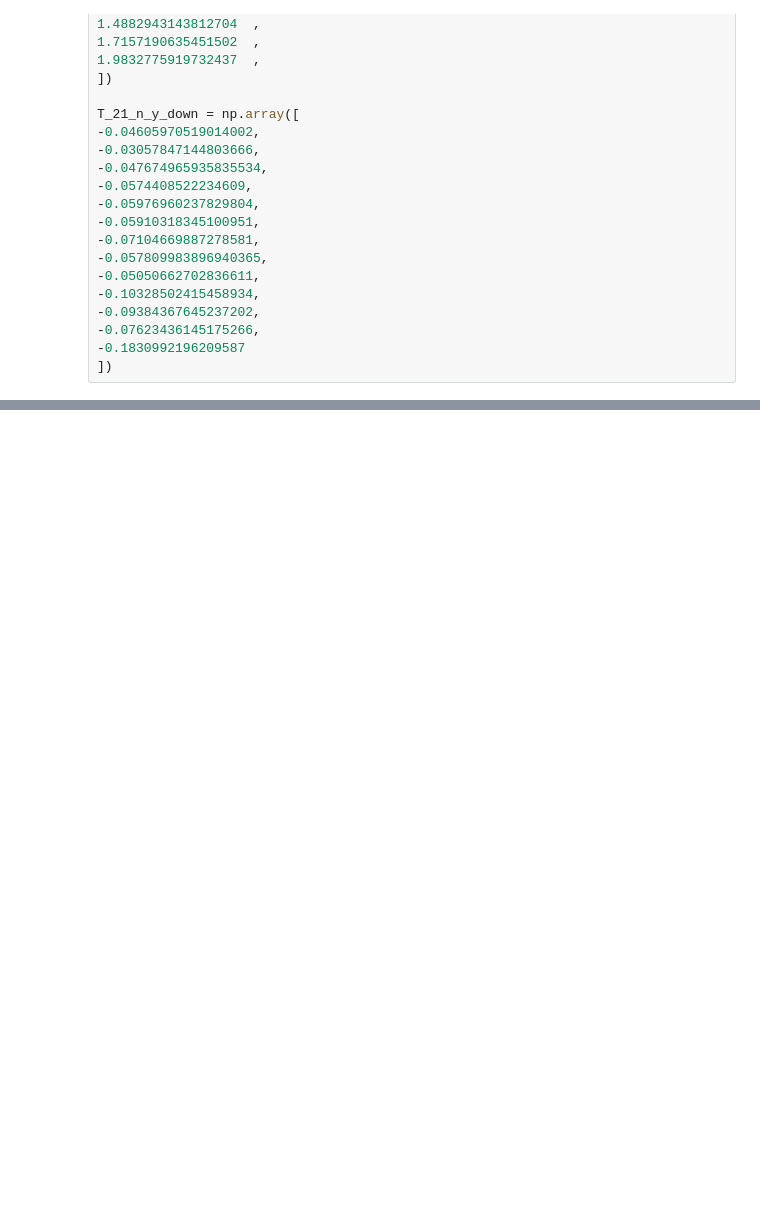
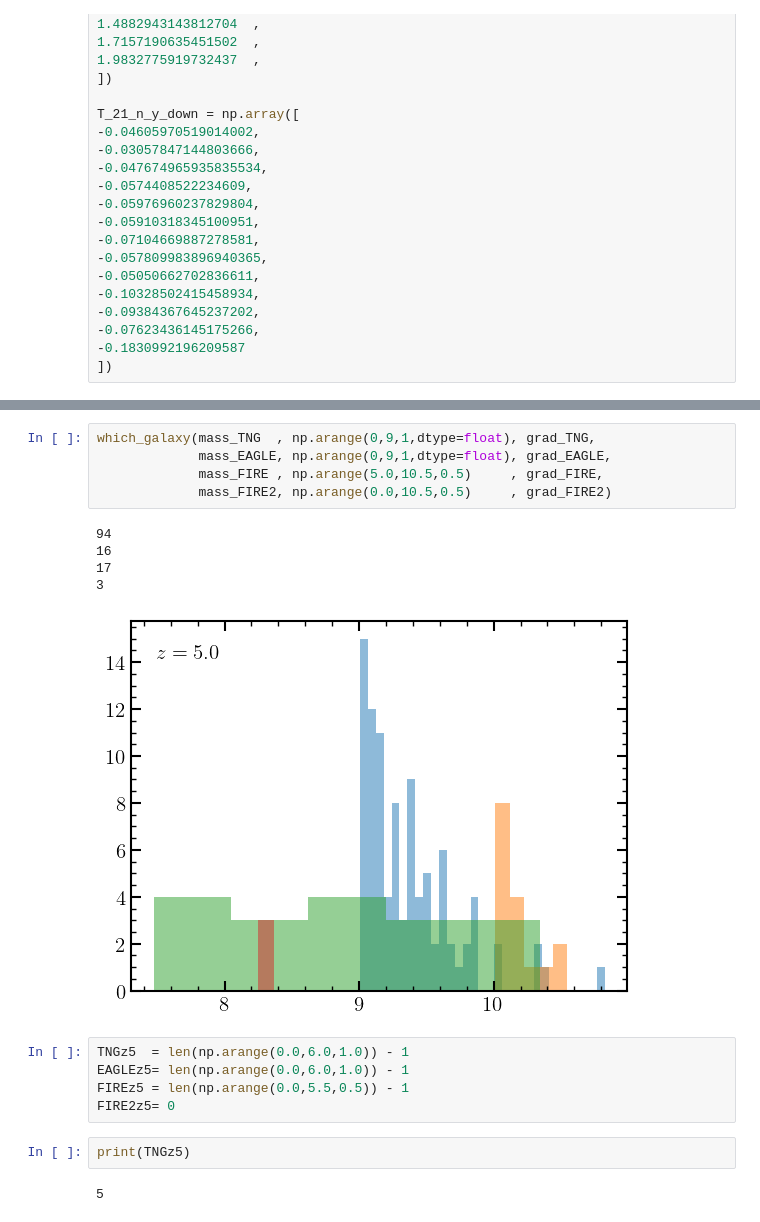
Before and after one commit to AlexGarcia623/High_Z_Gradients, a Jupyter notebook: Gradient_Comparison.ipynb, the cells around one changed output, grey strips where cells are left out. Saved outputs shown, nothing was run; the diff lists cells and outputs as text; blank space fills up the shorter version.

```diff
--- a/Gradient_Comparison.ipynb
+++ b/Gradient_Comparison.ipynb
@@ -794,0 +850,20 @@ plt.savefig( save_dir+'all_comparisons_no_lit.pdf', bbox_inches='tight' )
+# %%
+which_galaxy(mass_TNG  , np.arange(0,9,1,dtype=float), grad_TNG,
+             mass_EAGLE, np.arange(0,9,1,dtype=float), grad_EAGLE,
+             mass_FIRE , np.arange(5.0,10.5,0.5)     , grad_FIRE,
+             mass_FIRE2, np.arange(0.0,10.5,0.5)     , grad_FIRE2)
+# %% [output]
+94
+16
+17
+3
+[figure, added]
+# %%
+TNGz5  = len(np.arange(0.0,6.0,1.0)) - 1
+EAGLEz5= len(np.arange(0.0,6.0,1.0)) - 1
+FIREz5 = len(np.arange(0.0,5.5,0.5)) - 1
+FIRE2z5= 0
+# %%
+print(TNGz5)
+# %% [output]
+5
```
Also changed, not shown: parts of 15 cells of this notebook, 4 other files.
